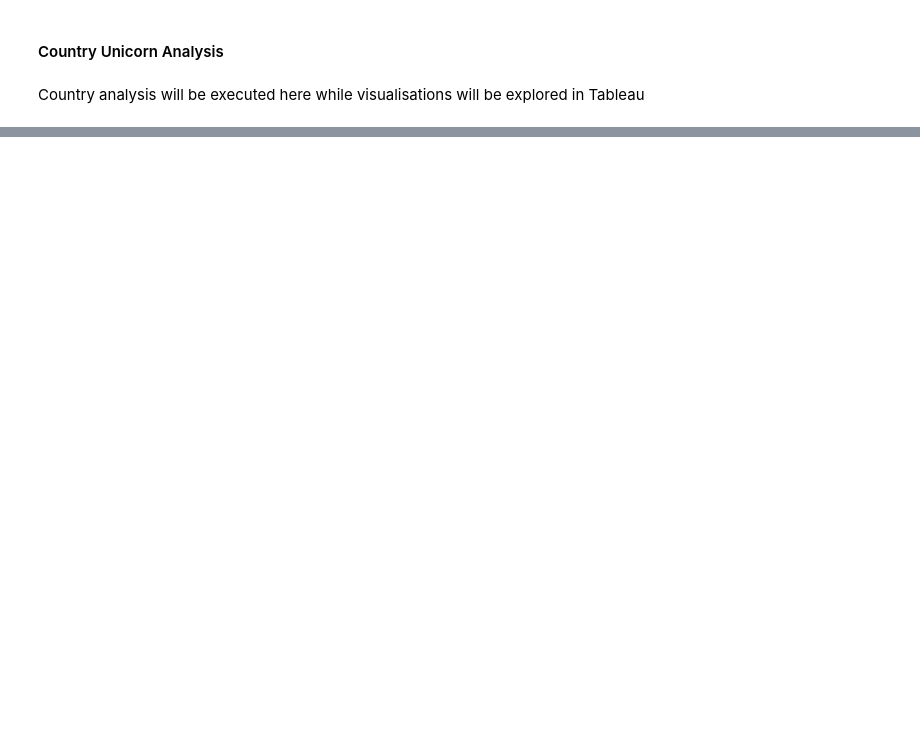
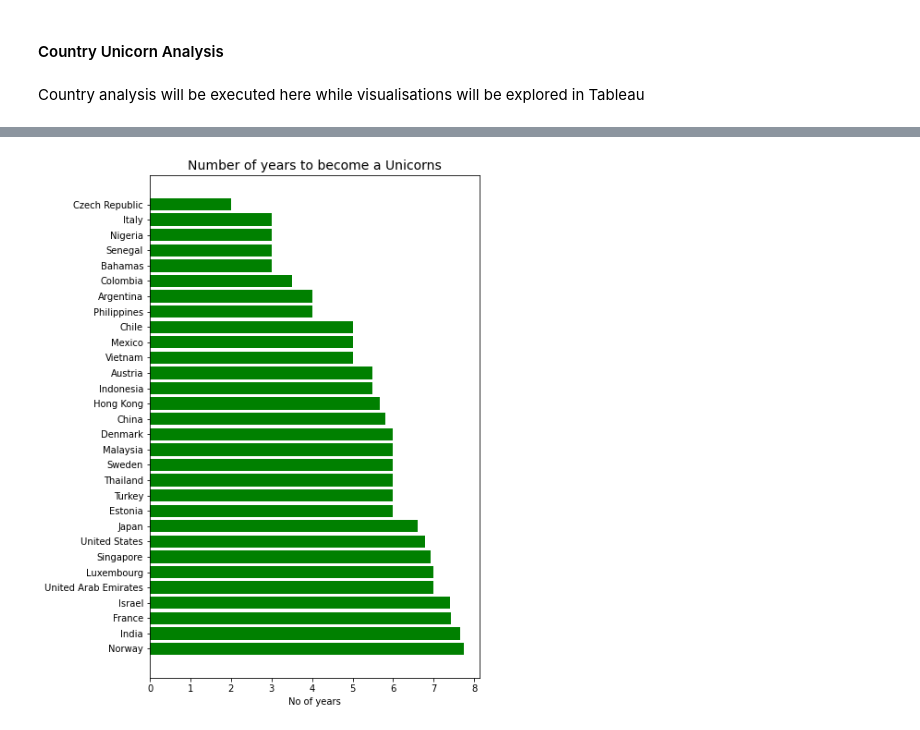
Before and after one commit to Holla-swift/Unicorn_Companies, a Jupyter notebook: Unicorn_company.ipynb, the cells around one changed output, grey strips where cells are left out. Cells and saved outputs as stored; diff of their text form; code cells hidden in the pictures; blank space fills up the shorter version.

```diff
--- a/Unicorn_company.ipynb
+++ b/Unicorn_company.ipynb
@@ -242,0 +261,3 @@ country_unicorn.to_excel('country.xlsx')
+# %%
+country_unicorns = df.groupby('Country').mean()
+country_unicorns
@@ -242,0 +283,19 @@ country_unicorn.to_excel('country.xlsx')
+# %%
+ax = country_unicorns.nsmallest(30, 'Year_to_be_a_unicorn')
+ax = ax.sort_values(
+                    by='Year_to_be_a_unicorn',
+                    ascending=False
+)
+colors='green'
+
+# bar chart
+plt.barh(ax.index, ax.Year_to_be_a_unicorn, color=colors)
+plt.title('Number of years to become a Unicorns', size=14)
+plt.xlabel('No of years')
+
+#define plot size for all plots
+plt.rcParams['figure.figsize'] = [6.4, 8]
+
+plt.show()
+# %% [output]
+[figure, added]
```
Also changed, not shown: parts of 17 cells of this notebook, 1 other file.
